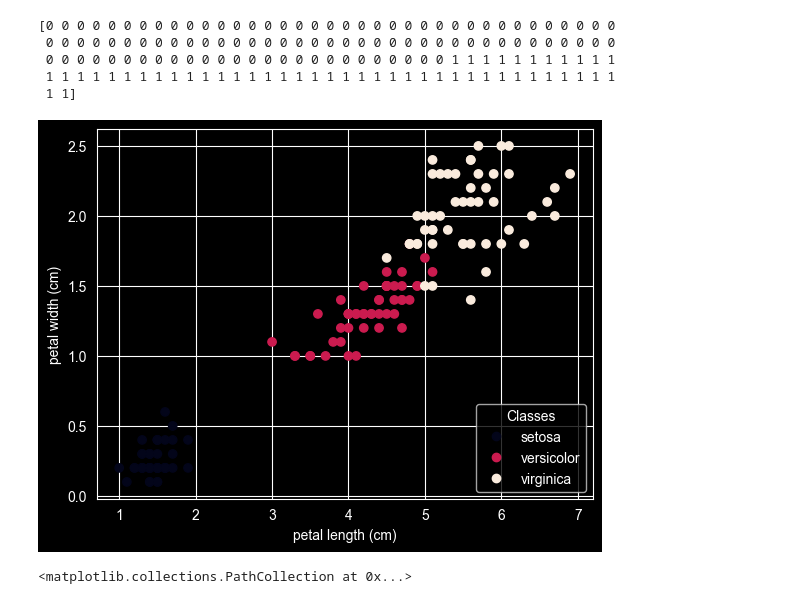
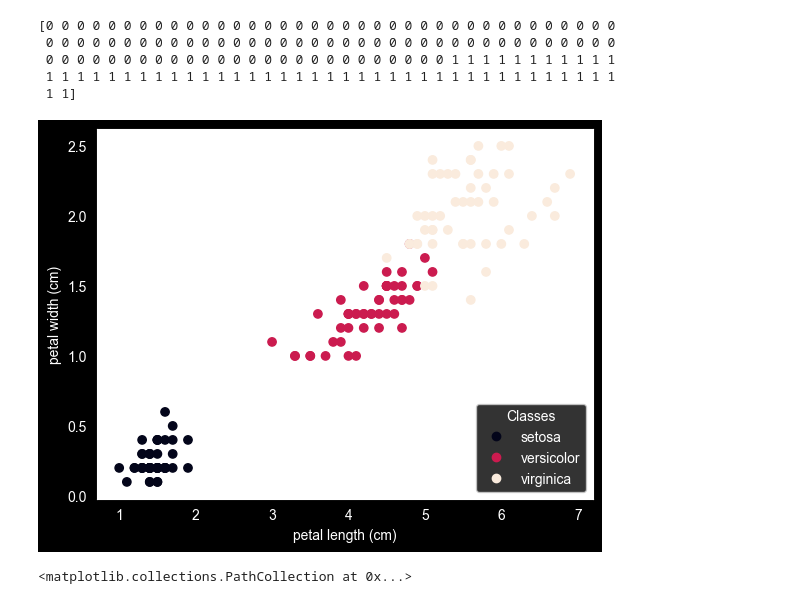
Before and after one commit to iamngoc/MachineLearning, a Jupyter notebook: Logistic Regression.ipynb, the cells around one changed output. Saved outputs shown, nothing was run; the diff lists cells and outputs as text; code cells hidden in the pictures.

Commit message:
updated color of one plot

```diff
--- a/Logistic Regression.ipynb
+++ b/Logistic Regression.ipynb
@@ -78,13 +78,14 @@ print(y)
  1 1]
 # %%
 _, ax = plt.subplots()
+ax.set_facecolor('white')
 scatter = ax.scatter(iris.data[:, 2], iris.data[:, 3], c=iris.target)
 ax.set(xlabel=iris.feature_names[2], ylabel=iris.feature_names[3])
 _ = ax.legend(
     scatter.legend_elements()[0], iris.target_names, loc="lower right", title="Classes"
 )
 # %% [output]
-[figure, old version]
+[figure, new version]
 # %%
 plt.scatter(x[y==0], y[y==0], color="red")
 plt.scatter(x[y==1], y[y==1], color="blue")
```
Also changed, not shown: parts of 6 cells of this notebook.
